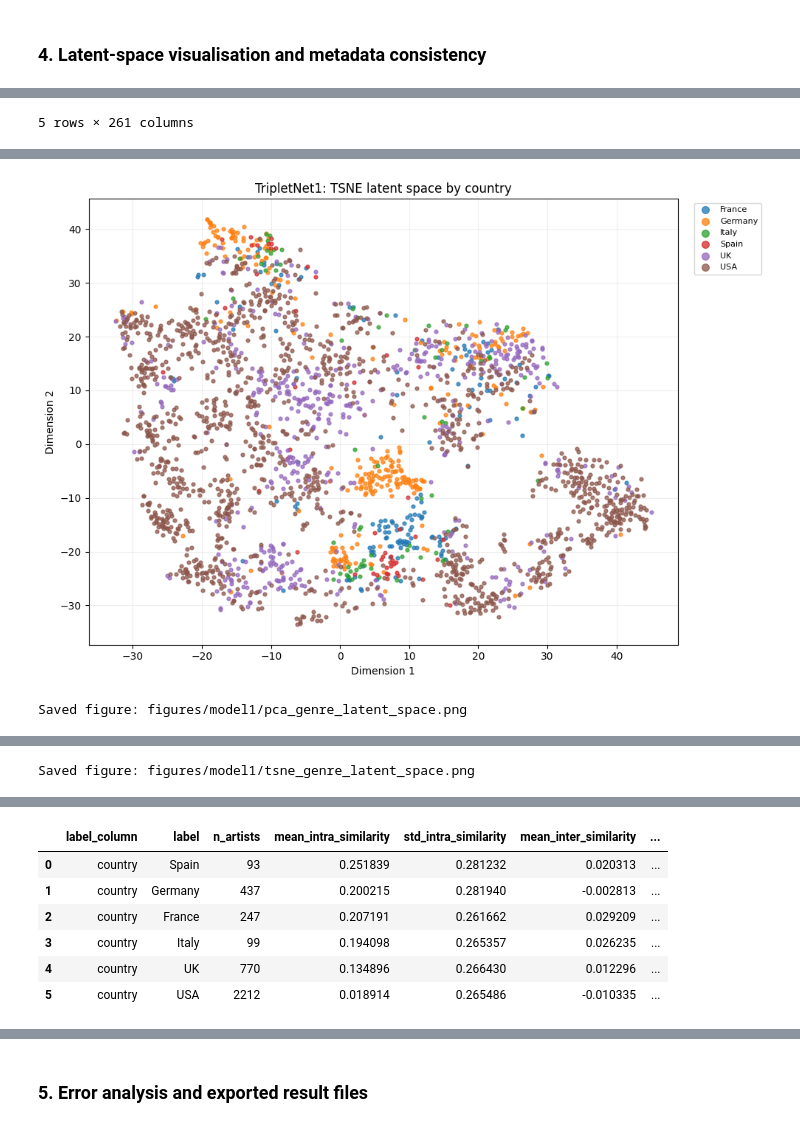
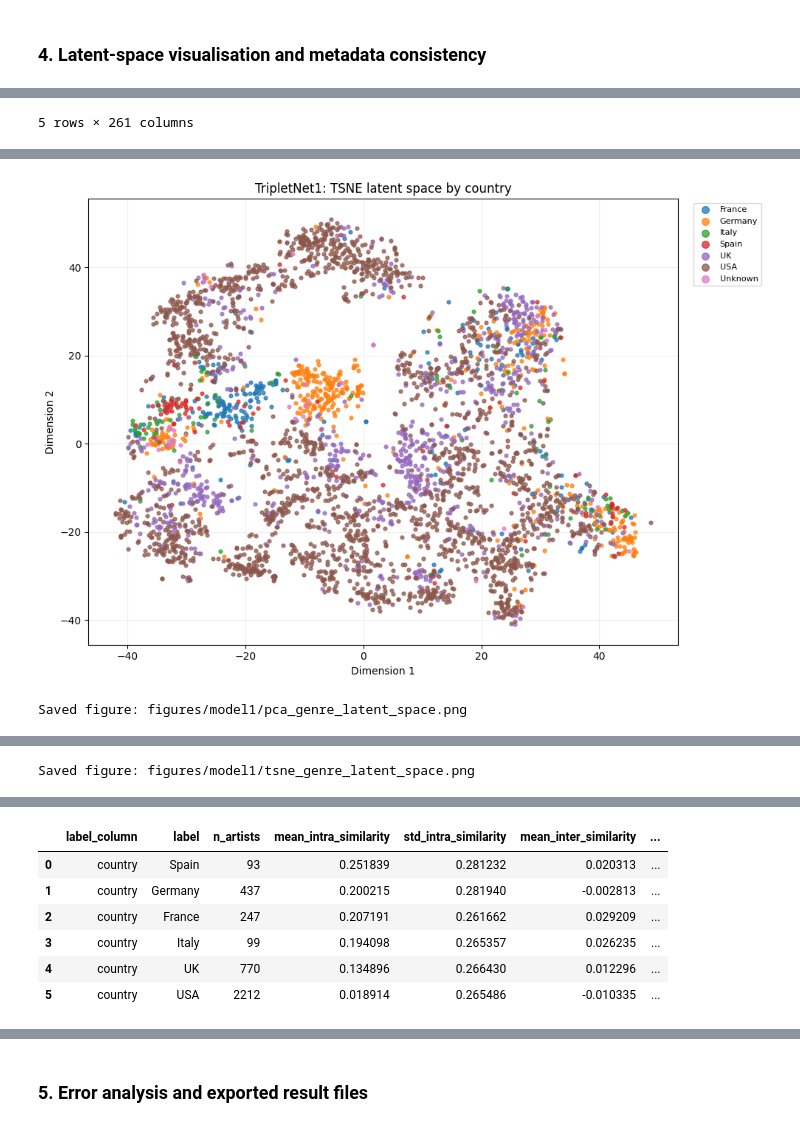
Before and after one commit to GongXiangbo/thesis-artist-similarity, a Jupyter notebook: code/model1.ipynb, the cells around one changed output, grey strips where cells are left out. Saved outputs shown, nothing was run; the diff lists cells and outputs as text; code cells hidden in the pictures.

```diff
--- a/code/model1.ipynb
+++ b/code/model1.ipynb
@@ -848,7 +848,6 @@ Artists with at least one ground-truth positive: 2795
 # %% [markdown]
 ### 4. Latent-space visualisation and metadata consistency
 # %%
-
 # 4) Metadata-aware latent-space analysis: t-SNE/PCA and group similarity.
 def load_artist_metadata() -> pd.DataFrame:
     candidate_paths = [
@@ -886,6 +885,7 @@ def infer_column(df: pd.DataFrame, candidates: list[str]) -> str | None:
             return lower_map[candidate.lower()]
     return None
 
+
 artist_metadata_df = load_artist_metadata()
 if artist_metadata_df.empty:
     print("No metadata file found. t-SNE and intra/inter-group similarity by country/genre are skipped.")
@@ -894,12 +894,16 @@ else:
     genre_col = infer_column(artist_metadata_df, ["genre", "genres", "general_genre", "main_genre", "music_genre"])
     name_col = infer_column(artist_metadata_df, ["name", "artist", "artist_name"])
 
-    metadata_embedding_df = artist_embedding_df.reset_index(names="artist_id").merge(artist_metadata_df, on="artist_id", how="left")
+    metadata_embedding_df = artist_embedding_df.reset_index(names="artist_id").merge(
+        artist_metadata_df,
+        on="artist_id",
+        how="left",
+    )
     display(metadata_embedding_df.head())
 
-    projection_cache: dict[tuple[str, int], pd.DataFrame] = {}
+    projection_cache: dict[tuple[str, int | None], pd.DataFrame] = {}
 
-    def build_shared_projection(method: str = "tsne", max_points: int = 2500) -> pd.DataFrame | None:
+    def build_shared_projection(method: str = "tsne", max_points: int | None = None) -> pd.DataFrame | None:
         method = method.lower()
         cache_key = (method, max_points)
         if cache_key in projection_cache:
@@ -911,33 +915,55 @@ else:
             return None
 
         projection_df = metadata_embedding_df.dropna(subset=feature_cols).copy()
-        if len(projection_df) > max_points:
+
+        if max_points is not None and len(projection_df) > max_points:
             projection_df = projection_df.sample(max_points, random_state=SEED).copy()
+
         if len(projection_df) < 2:
             print(f"{method.upper()} skipped: at least two artists are required.")
             return None
 
         x = projection_df[feature_cols].to_numpy(dtype=np.float32)
+
         try:
             from sklearn.decomposition import PCA
+
             if method == "pca":
                 coords = PCA(n_components=2, random_state=SEED).fit_transform(x)
+
             elif method == "tsne":
                 from sklearn.manifold import TSNE
+
                 pca_components = min(50, x.shape[1], len(projection_df) - 1)
                 x_for_tsne = x
+
                 if pca_components >= 2 and pca_components < x.shape[1]:
                     x_for_tsne = PCA(n_components=pca_components, random_state=SEED).fit_transform(x)
-                x_for_tsne = x_for_tsne / np.maximum(np.linalg.norm(x_for_tsne, axis=1, keepdims=True), 1e-8)
+
+                x_for_tsne = x_for_tsne / np.maximum(
+                    np.linalg.norm(x_for_tsne, axis=1, keepdims=True),
+                    1e-8,
+                )
+
                 perplexity = min(40, max(5, (len(projection_df) - 1) // 3))
                 perplexity = min(perplexity, max(1, len(projection_df) - 1))
-                kwargs = dict(n_components=2, random_state=SEED, metric="cosine", init="pca", perplexity=perplexity)
+
+                kwargs = dict(
+                    n_components=2,
+                    random_state=SEED,
+                    metric="cosine",
+                    init="pca",
+                    perplexity=perplexity,
+                )
+
                 try:
                     coords = TSNE(max_iter=1000, **kwargs).fit_transform(x_for_tsne)
                 except TypeError:
                     coords = TSNE(n_iter=1000, **kwargs).fit_transform(x_for_tsne)
+
             else:
                 raise ValueError(f"Unsupported projection method: {method}")
+
         except Exception as exc:
             print(f"{method.upper()} skipped: {exc}")
             return None
@@ -945,12 +971,19 @@ else:
         projection_df["dim_1"] = coords[:, 0]
         projection_df["dim_2"] = coords[:, 1]
         projection_cache[cache_key] = projection_df.copy()
+
+        print(f"{method.upper()} projection used {len(projection_df)} artists.")
         return projection_df
 
-    def plot_latent_projection(label_col: str | None, method: str = "tsne", max_points: int = 2500):
+    def plot_latent_projection(
+        label_col: str | None,
+        method: str = "tsne",
+        max_points: int | None = None,
+    ):
         if label_col is None or label_col not in metadata_embedding_df.columns:
             print(f"No usable label column for {method.upper()} plot.")
             return None
+
         plot_df = build_shared_projection(method=method, max_points=max_points)
         if plot_df is None or plot_df.empty:
             return None
@@ -962,48 +995,64 @@ else:
         fig, ax = plt.subplots(figsize=(10, 7))
         for label, group in plot_df.groupby("plot_label"):
             ax.scatter(group["dim_1"], group["dim_2"], s=12, alpha=0.75, label=label)
+
         ax.set_title(f"{MODEL_NAME}: {method.upper()} latent space by {label_col}")
         ax.set_xlabel("Dimension 1")
         ax.set_ylabel("Dimension 2")
         ax.grid(True, alpha=0.2)
         ax.legend(markerscale=2, fontsize=8, bbox_to_anchor=(1.02, 1), loc="upper left")
+
         plt.tight_layout()
         save_figure(fig, f"{method}_{label_col}_latent_space.png")
         plt.show()
+
         return plot_df
 
-    pca_country_df = plot_latent_projection(country_col, method="pca")
-    tsne_country_df = plot_latent_projection(country_col, method="tsne")
+    pca_country_df = plot_latent_projection(country_col, method="pca", max_points=None)
+    tsne_country_df = plot_latent_projection(country_col, method="tsne", max_points=None)
+
     if genre_col is not None and genre_col != country_col:
-        pca_genre_df = plot_latent_projection(genre_col, method="pca")
-        tsne_genre_df = plot_latent_projection(genre_col, method="tsne")
+        pca_genre_df = plot_latent_projection(genre_col, method="pca", max_points=None)
+        tsne_genre_df = plot_latent_projection(genre_col, method="tsne", max_points=None)
 
-    def group_similarity_summary(label_col: str | None, min_group_size: int = 5, max_pairs: int = 20000) -> pd.DataFrame:
+    def group_similarity_summary(
+        label_col: str | None,
+        min_group_size: int = 5,
+        max_pairs: int = 20000,
+    ) -> pd.DataFrame:
         if label_col is None or label_col not in metadata_embedding_df.columns:
             return pd.DataFrame()
+
         df = metadata_embedding_df.dropna(subset=[label_col]).copy()
         feature_cols = [col for col in df.columns if col.startswith("z_")]
         matrix = df[feature_cols].to_numpy(dtype=np.float32)
         matrix = matrix / np.maximum(np.linalg.norm(matrix, axis=1, keepdims=True), 1e-8)
+
         labels = df[label_col].astype(str).to_numpy()
         rng = np.random.default_rng(SEED)
         rows = []
+
         for label in sorted(pd.Series(labels).dropna().unique()):
             idx = np.flatnonzero(labels == label)
             other_idx = np.flatnonzero(labels != label)
+
             if len(idx) < min_group_size or len(other_idx) == 0:
                 continue
 
             n_possible = len(idx) * (len(idx) - 1) // 2
             n_pairs = min(max_pairs, n_possible)
+
             if n_pairs <= 0:
                 continue
+
             i = rng.choice(idx, size=n_pairs, replace=True)
             j = rng.choice(idx, size=n_pairs, replace=True)
             keep = i != j
             i, j = i[keep], j[keep]
+
             if len(i) == 0:
                 continue
+
             intra = np.sum(matrix[i] * matrix[j], axis=1)
 
             inter_i = rng.choice(idx, size=len(i), replace=True)
@@ -1020,12 +1069,18 @@ else:
                 "std_inter_similarity": float(np.std(inter)),
                 "intra_minus_inter": float(np.mean(intra) - np.mean(inter)),
             })
-        return pd.DataFrame(rows).sort_values("intra_minus_inter", ascending=False).reset_index(drop=True)
+
+        return pd.DataFrame(rows).sort_values(
+            "intra_minus_inter",
+            ascending=False,
+        ).reset_index(drop=True)
 
     country_similarity_df = group_similarity_summary(country_col)
     genre_similarity_df = group_similarity_summary(genre_col)
+
     if not country_similarity_df.empty:
         display(country_similarity_df)
+
     if not genre_similarity_df.empty:
         display(genre_similarity_df)
 # %% [output]
@@ -1041,3 +1098,3 @@ Saved figure: figures/model1/pca_country_latent_space.png
 Saved figure: figures/model1/tsne_country_latent_space.png
-[figure, old version]
+[figure, new version]
 Saved figure: figures/model1/pca_genre_latent_space.png
```
Also changed, not shown: parts of 1 cell of this notebook, 4 other files.
